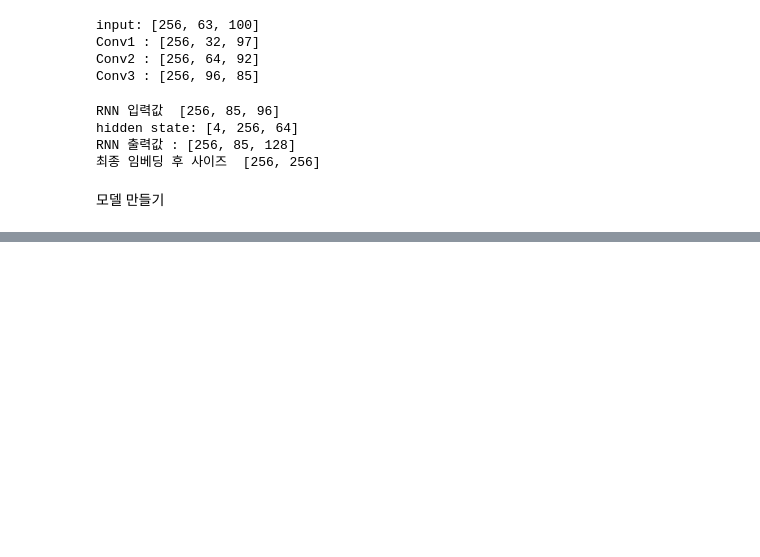
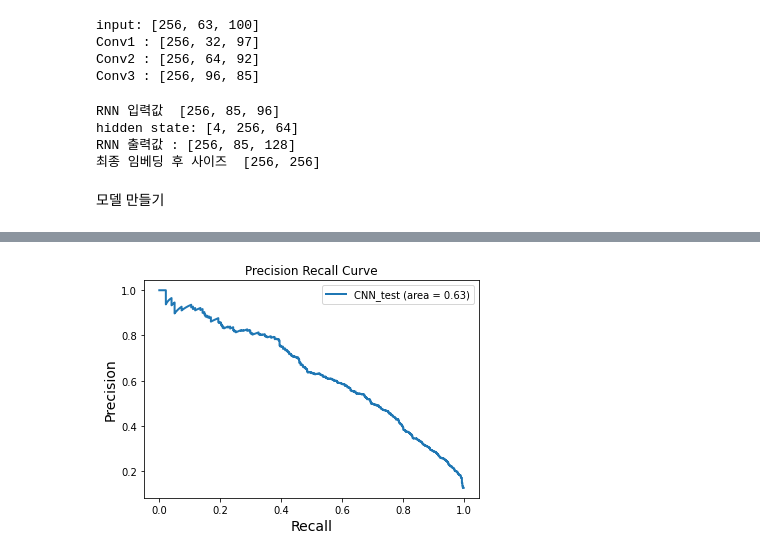
Before and after one commit to WhiteHum/Medical-AI-Deep-Learning-Drug-Toxicitiy-Prediction-, a Jupyter notebook: 05_Drug_target_interaction(DTI)_prediction_using_Sequence_model.ipynb, the cells around one changed output, grey strips where cells are left out. Saved outputs shown, nothing was run; the diff lists cells and outputs as text; code cells hidden in the pictures; blank space fills up the shorter version.

```diff
--- a/05_Drug_target_interaction(DTI)_prediction_using_Sequence_model.ipynb
+++ b/05_Drug_target_interaction(DTI)_prediction_using_Sequence_model.ipynb
@@ -767,0 +988,4 @@ model = model.to(device)
+# %%
+prauc_curve(y_pred, y_label, 'CNN_test.png', 'CNN_test')
+# %% [output]
+[figure, added]
```
Also changed, not shown: parts of 19 cells of this notebook.
